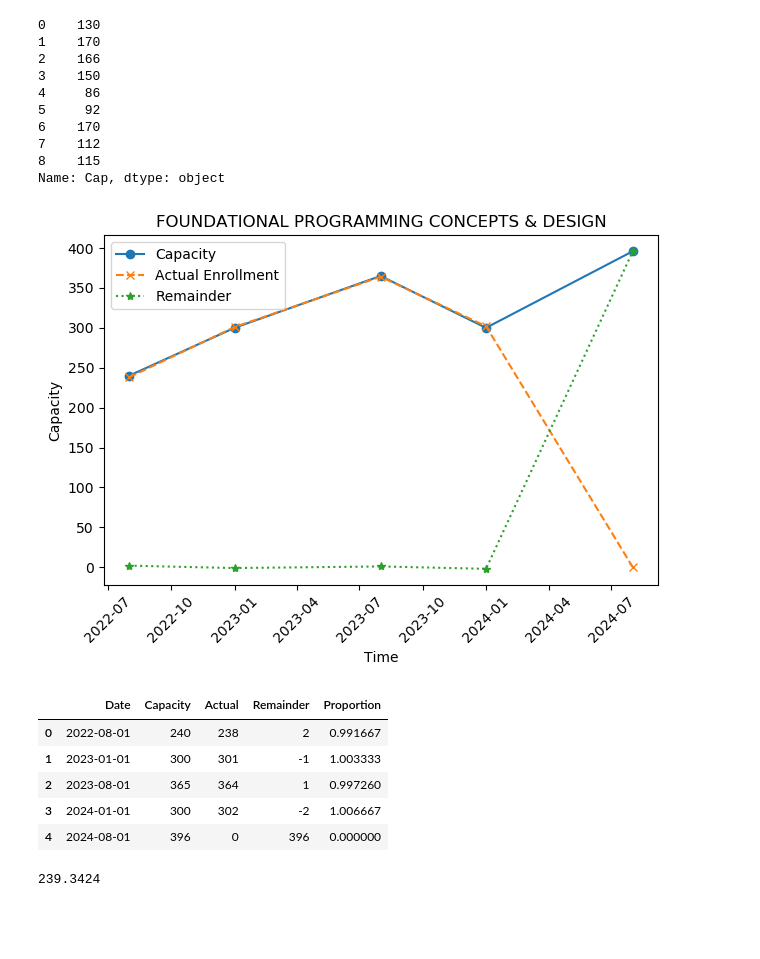
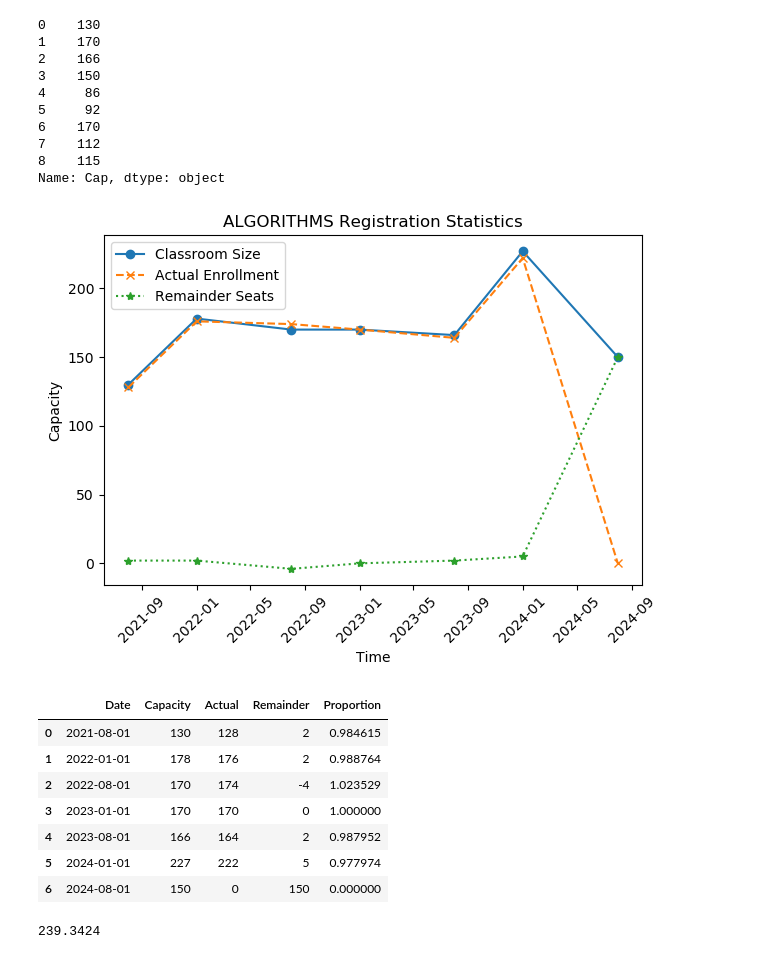
Before and after one commit to MehmetOzaslan/Network-Science-Project, a Jupyter notebook: RegistrationCapacity.ipynb, the cells around one changed output. Drawn from its saved outputs; the diff is of its cells as text; code cells hidden in the pictures; blank space fills up the shorter version.

```diff
--- a/RegistrationCapacity.ipynb
+++ b/RegistrationCapacity.ipynb
@@ -82,47 +82,49 @@ def plot_class(class_name):
     # plotted_df.groupby(plotted_df['Date'].dt.date)
 
     summed_df = plotted_df.groupby('Date').sum().reset_index()
 
     # out_df = pd.DataFrame()
     # # out_df["Date"] = plotted_df.groupby(["Date"])
     # out_df.groupby(plotted_df['Date'].dt.date).sum()
     # out_df["Actual"] = plotted_df["Actual"].groupby(["Date"])
     # out_df["Capacity"] = plotted_df["Capacity"].groupby(["Date"].dt.date)
     # out_df["Remainder"] = plotted_df["Remainder"].groupby(["Date"])
 
     # Sort the DataFrame by the Date column
     summed_df.sort_values('Date', inplace=True)
     summed_df["Proportion"] = summed_df["Actual"]/summed_df["Capacity"]
 
 
 
     # Create a line plot with Date on the x-axis and Val on the y-axis
-    plt.plot(summed_df['Date'].values, summed_df['Capacity'].values, label='Capacity', marker='o', linestyle='-')
+    plt.plot(summed_df['Date'].values, summed_df['Capacity'].values, label='Classroom Size', marker='o', linestyle='-')
     plt.plot(summed_df['Date'].values, summed_df['Actual'].values, label='Actual Enrollment', marker='x', linestyle='--')
-    plt.plot(summed_df['Date'].values, summed_df['Remainder'].values, label='Remainder', marker='*', linestyle=':')
+    plt.plot(summed_df['Date'].values, summed_df['Remainder'].values, label='Remainder Seats', marker='*', linestyle=':')
     plt.xlabel('Time')
     plt.ylabel('Capacity')
-    plt.title(class_name)
+    plt.title(f"{class_name} Registration Statistics" )
     plt.legend()
     plt.xticks(rotation=45)  # Rotate date labels for better readability
     plt.tight_layout()  # Adjust layout to not cut off labels
     plt.show()
 
     return summed_df, plotted_df
 
 
-summed,normal_data = plot_class("ALGORITHM")
+summed,normal_data = plot_class("ALGORITHMS")
 # %% [output]
-[figure, old version]
+[figure, new version]
 # %%
 summed
 # %% [output]
 |  | Date | Capacity | Actual | Remainder | Proportion |
-| 0 | 2022-08-01 | 240 | 238 | 2 | 0.991667 |
-| 1 | 2023-01-01 | 300 | 301 | -1 | 1.003333 |
-| 2 | 2023-08-01 | 365 | 364 | 1 | 0.997260 |
-| 3 | 2024-01-01 | 300 | 302 | -2 | 1.006667 |
-| 4 | 2024-08-01 | 396 | 0 | 396 | 0.000000 |
+| 0 | 2021-08-01 | 130 | 128 | 2 | 0.984615 |
+| 1 | 2022-01-01 | 178 | 176 | 2 | 0.988764 |
+| 2 | 2022-08-01 | 170 | 174 | -4 | 1.023529 |
+| 3 | 2023-01-01 | 170 | 170 | 0 | 1.000000 |
+| 4 | 2023-08-01 | 166 | 164 | 2 | 0.987952 |
+| 5 | 2024-01-01 | 227 | 222 | 5 | 0.977974 |
+| 6 | 2024-08-01 | 150 | 0 | 150 | 0.000000 |
 # %%
 0.997260 * 240
 # %% [output]
```
Also changed, not shown: parts of 1 cell of this notebook, 1 other file.
